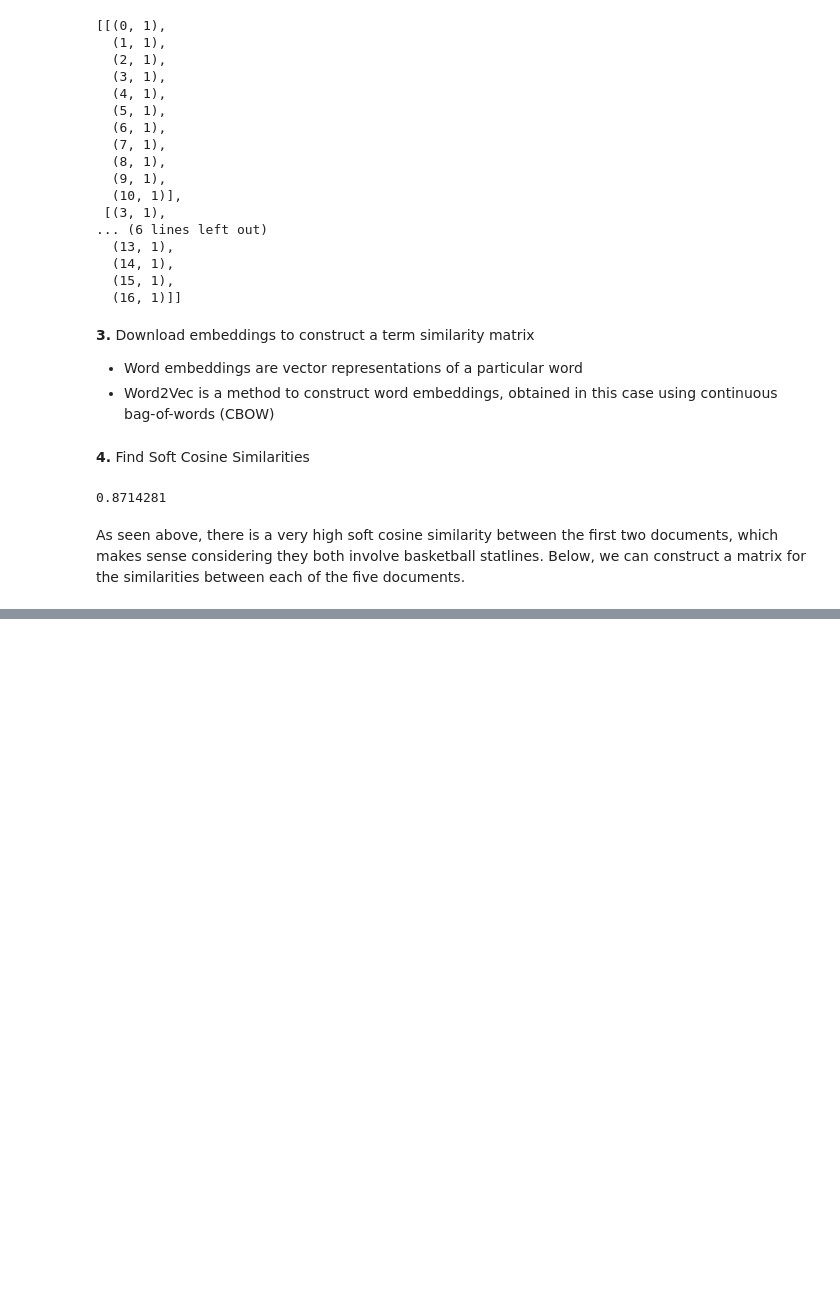
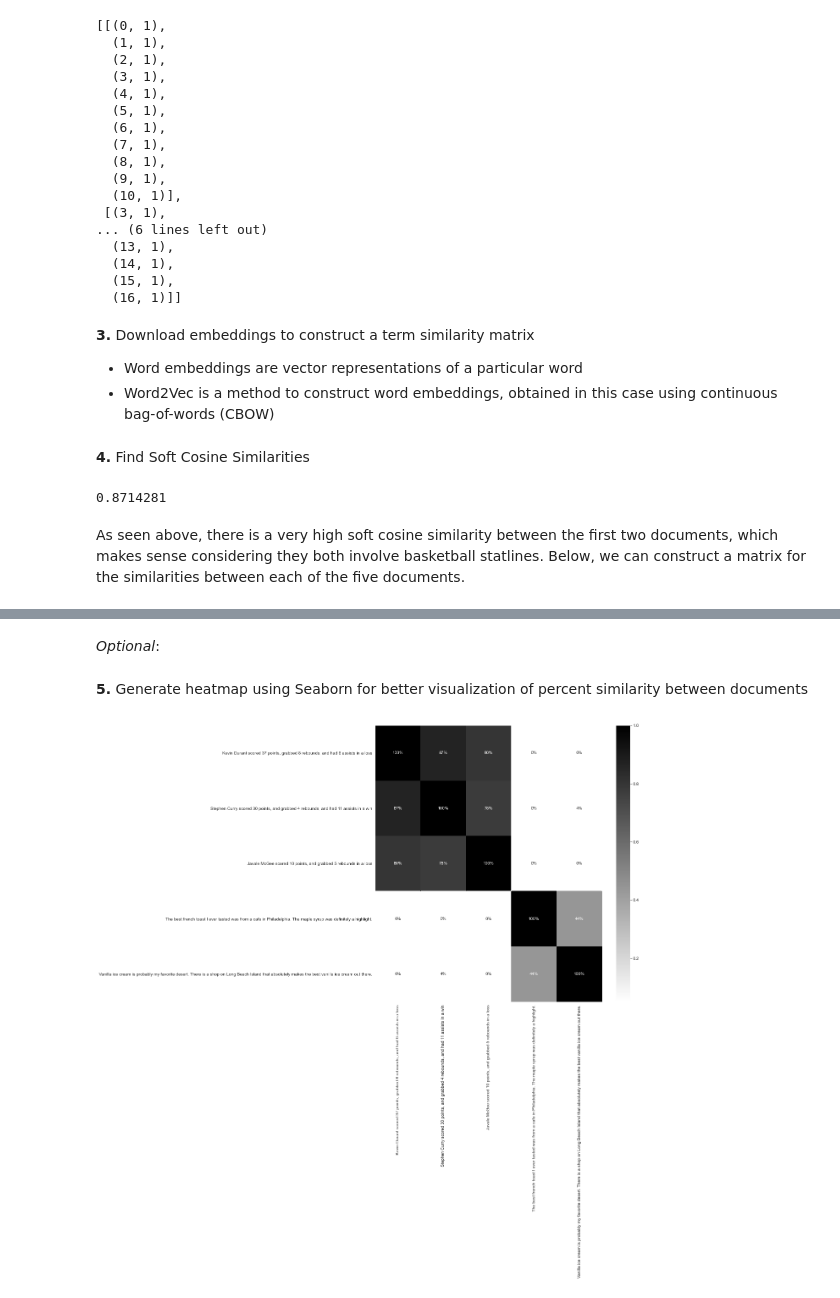
Before and after one commit to bnsevy/Personal-Tutorials, a Jupyter notebook: Natural Language Processing/NLP.ipynb, the cells around one changed output, grey strips where cells are left out. Drawn from its saved outputs; the diff is of its cells as text; code cells hidden in the pictures; blank space fills up the shorter version.

```diff
--- a/Natural Language Processing/NLP.ipynb
+++ b/Natural Language Processing/NLP.ipynb
@@ -636,0 +636,19 @@ As expected, documents 1-3 are all very similar to each other. Likewise, documen
+# %% [markdown]
+*Optional*:
+# %% [markdown]
+**5.** Generate heatmap using Seaborn for better visualization of percent similarity between documents
+# %%
+fig, ax = plt.subplots(1, 1, figsize = (12, 12))
+
+sns.heatmap(
+    round(soft_cossim_matrix, 2),
+    vmin = 0.05,
+    vmax = 1,
+    cmap = 'binary',
+    annot = True,
+    fmt = '.0%'
+)
+
+plt.show()
+# %% [output]
+[figure, added]
```
Also changed, not shown: parts of 7 cells of this notebook.
